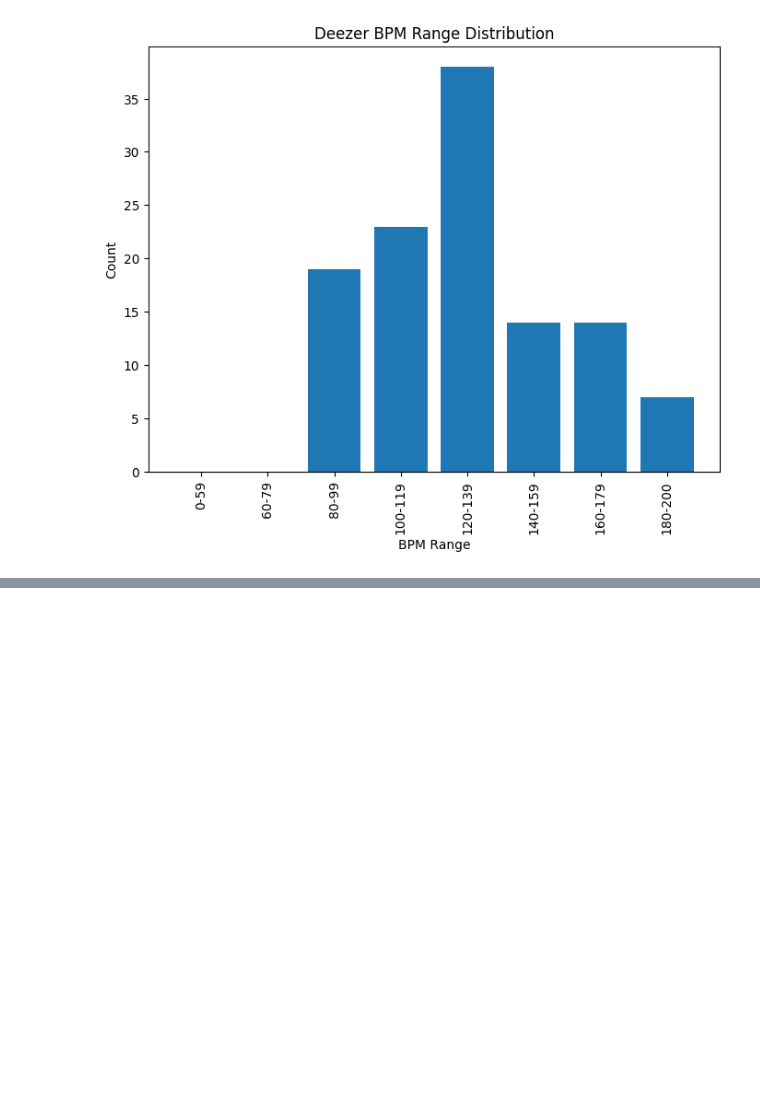
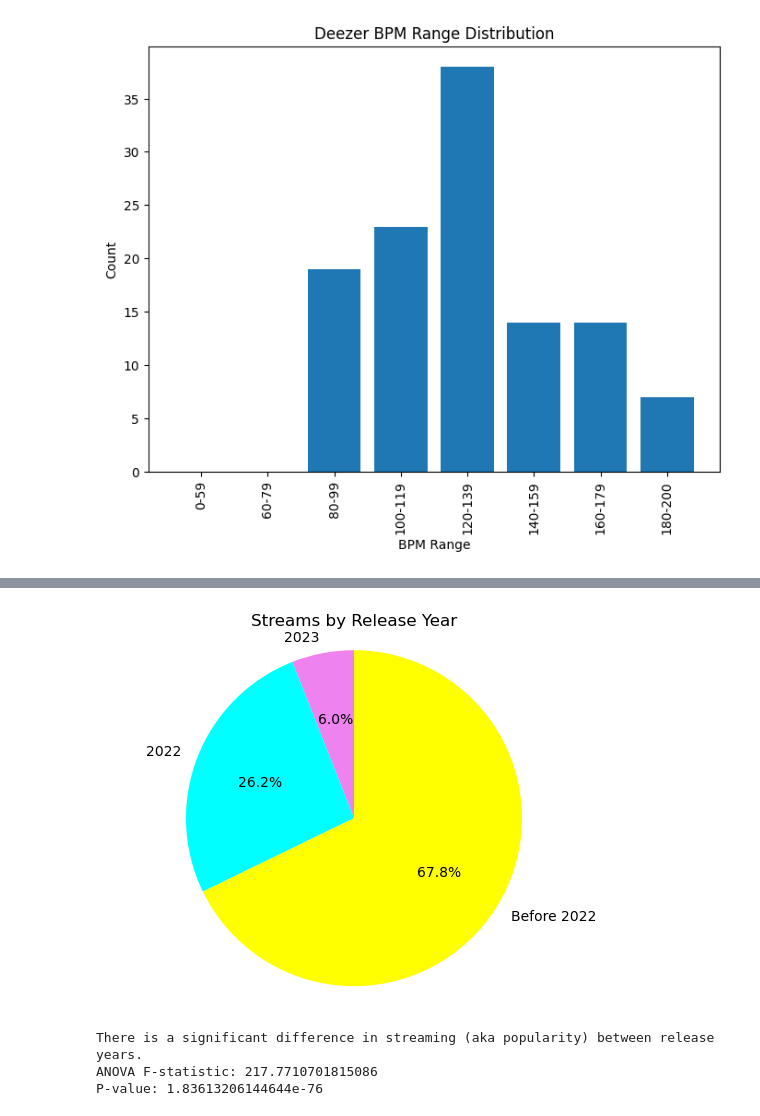
Before and after one commit to alaa-aleryani/Project_1, a Jupyter notebook: music.ipynb, the cells around one changed output, grey strips where cells are left out. Cells and saved outputs as stored; diff of their text form; code cells hidden in the pictures; blank space fills up the shorter version.

```diff
--- a/music.ipynb
+++ b/music.ipynb
@@ -478,0 +481,4 @@ plt.show()
+# %%
+#make "Streams" an integer
+music_df['streams'] = pd.to_numeric(music_df['streams'], errors='coerce')
+music_df
@@ -478,0 +499,5 @@ plt.show()
+# %%
+#songs from 23
+music_23_df = music_df[music_df['released_year'] == 2023]
+music_23_df = music_23_df.sort_values(by="streams", ascending=False)
+music_23_df.head()
@@ -478,0 +512,5 @@ plt.show()
+# %%
+#songs from 22
+music_22_df = music_df[music_df['released_year'] == 2022]
+music_22_df = music_22_df.sort_values(by="streams", ascending=False)
+music_22_df.head(10)
@@ -478,0 +530,6 @@ plt.show()
+# %%
+#all songs from before 2022:
+music_prior_df = music_df[music_df['released_year'] < 2022]
+music_prior_df = music_prior_df.sort_values(by="streams", ascending=False)
+music_prior_df = music_prior_df.loc[music_prior_df["track_name"]!= "Love Grows (Where My Rosemary Goes)"]
+music_prior_df.head(10)
@@ -478,0 +549,36 @@ plt.show()
+# %%
+#pie chart of most popular songs in 2023 by release year:
+popular23 = music_23_df["streams"].sum()
+popular22 = music_22_df["streams"].sum()
+popularprior = music_prior_df["streams"].sum()
+
+#pie chart:
+years = ["2023", "2022", "Before 2022"]
+popular_music = [popular23, popular22, popularprior]
+colors = ["violet", "cyan", "yellow"]
+
+plt.title("Streams by Release Year")
+plt.pie(popular_music, labels=years, colors=colors, autopct="%1.1f%%", startangle=90)
+plt.axis("equal")
+plt.savefig("output/Streams by Release Year.png")
+plt.show()
+# %% [output]
+[figure, added]
+# %%
+#anova test for streams by year:
+anova_result = stats.f_oneway(music_23_df["streams"],
+                               music_22_df["streams"],
+                               music_prior_df["streams"])
+alpha = 0.05
+if anova_result.pvalue <= alpha:
+    print("There is a significant difference in streaming (aka popularity) between release years.")
+else:
+    print("There is no significant difference in streaming (aka popularity) between release years.")
+
+# Print the ANOVA F-statistic and p-value
+print("ANOVA F-statistic:", anova_result.statistic)
+print("P-value:", anova_result.pvalue)
+# %% [output]
+There is a significant difference in streaming (aka popularity) between release years.
+ANOVA F-statistic: 217.7710701815086
+P-value: 1.83613206144644e-76
```
Also changed, not shown: parts of 21 cells of this notebook.
